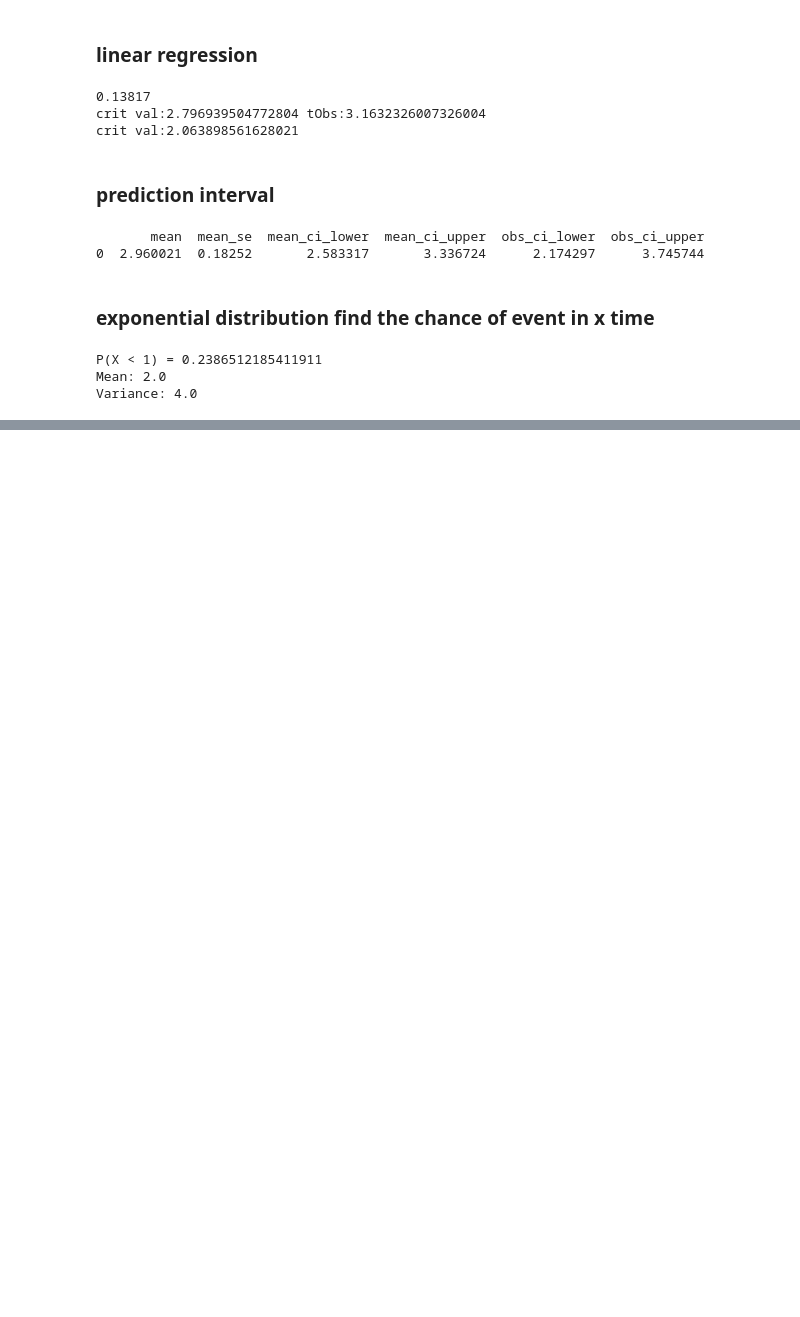
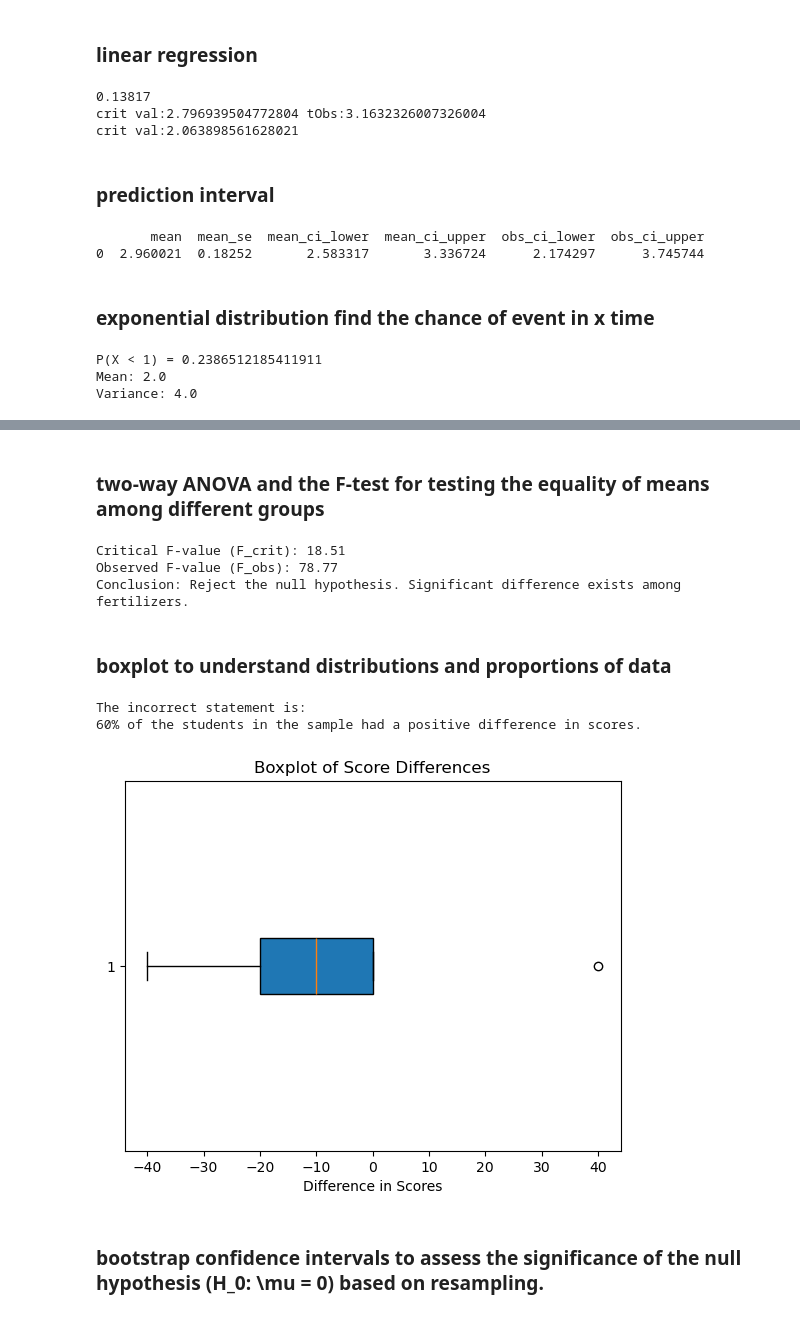
Before and after one commit to tobiasras/statistics_exam, a Jupyter notebook: ExamExercises.ipynb, the cells around one changed output, grey strips where cells are left out. Cells and saved outputs as stored; diff of their text form; code cells hidden in the pictures; blank space fills up the shorter version.

Commit message:
updated stat notes

```diff
--- a/ExamExercises.ipynb
+++ b/ExamExercises.ipynb
@@ -324,0 +1150,74 @@ Variance: 4.0
+# %% [markdown]
+### two-way ANOVA and the F-test for testing the equality of means among different groups
+# %%
+#(24)
+# Given F-value from the ANOVA table
+F_obs = 78.766  # Observed F-statistic for Fertilizer
+df1 = 1         # Degrees of freedom for Fertilizer
+df2 = 2         # Degrees of freedom for Residuals
+alpha = 0.05    # Significance level
+
+# Calculate critical F-value
+F_crit = stats.f.ppf(1 - alpha, df1, df2)
+
+# Determine the result of the hypothesis test
+if F_obs > F_crit:
+    result = "Reject the null hypothesis. Significant difference exists among fertilizers."
+else:
+    result = "Fail to reject the null hypothesis. No significant difference exists among fertilizers."
+
+# Output
+print(f"Critical F-value (F_crit): {F_crit:.2f}")
+print(f"Observed F-value (F_obs): {F_obs:.2f}")
+print(f"Conclusion: {result}")
+# %% [output]
+Critical F-value (F_crit): 18.51
+Observed F-value (F_obs): 78.77
+Conclusion: Reject the null hypothesis. Significant difference exists among fertilizers.
+# %% [markdown]
+### boxplot to understand distributions and proportions of data
+# %%
+#(26)
+# Description of the boxplot data (assumed values based on the image and question)
+# Boxplot interpretation:
+q1 = -20  # First quartile
+median = -10  # Median
+q3 = 0  # Third quartile
+min_value = -40  # Minimum value
+max_value = 40  # Maximum value
+
+# Statements from the question:
+statements = [
+    "More than half of the students in the sample had a negative difference in scores.",
+    "More than 20% of the students in the sample had a positive difference in scores.",
+    "At least one student in the sample had a difference higher than 40 points in scores.",
+    "60% of the students in the sample had a positive difference in scores.",
+    "No student in the sample had a difference in scores higher than 50 points."
+]
+
+# Analyze the statements:
+# 1. True: More than half had a negative difference since the median is -10.
+# 2. True: The third quartile is 0, meaning at least 25% had positive differences.
+# 3. True: The maximum value of 40 suggests someone could have exactly 40.
+# 4. False: Only 25% (not 60%) of the students had a positive difference.
+# 5. True: The maximum value is 40, so no score is above 50.
+
+# Incorrect statement:
+incorrect_statement = statements[3]
+
+# Output
+print("The incorrect statement is:")
+print(incorrect_statement)
+
+# (Optional) Visualize the boxplot based on the assumed data
+data = [min_value, q1, median, q3, max_value]
+plt.boxplot(data, vert=False, patch_artist=True)
+plt.title("Boxplot of Score Differences")
+plt.xlabel("Difference in Scores")
+plt.show()
+# %% [output]
+The incorrect statement is:
+60% of the students in the sample had a positive difference in scores.
+[figure, added]
+# %% [markdown]
+### bootstrap confidence intervals to assess the significance of the null hypothesis (H_0: \mu = 0) based on resampling.
```
Also changed, not shown: parts of 86 cells of this notebook, 1 other file.
